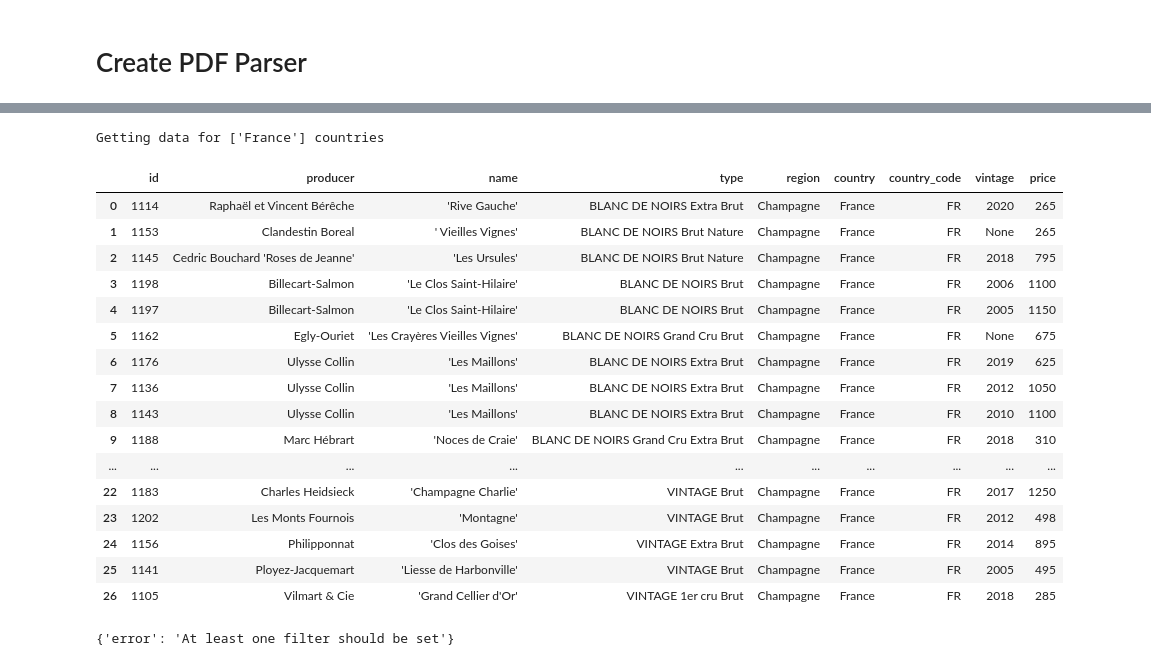
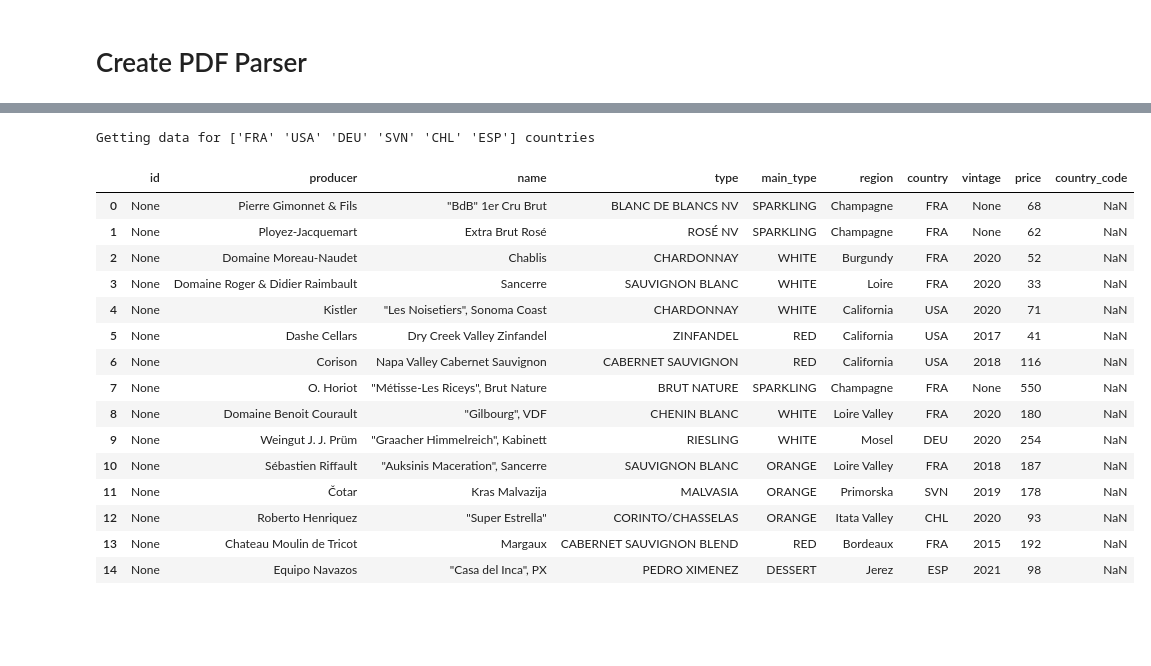
Before and after one commit to austinbarish/vivino-scanner, a Jupyter notebook: tester.ipynb, the cells around one changed output, grey strips where cells are left out. Saved outputs shown, nothing was run; the diff lists cells and outputs as text; code cells hidden in the pictures; blank space fills up the shorter version.

```diff
--- a/tester.ipynb
+++ b/tester.ipynb
@@ -255,11 +255,12 @@ class GeminiWineParser:
         - Producer
         - Wine name
         - Type (e.g., NON-VINTAGE, BLANC DE BLANCS)
+        - Main Type (e.g., SPARKLING, WHITE, RED, ROSE)
         - Region
         - Vintage (if available)
         - Price
 
-        Format as JSON with missing fields as null.
+        Format as JSON with missing fields as null but get as many wines as possible even if some fields are missing.
 
         Text to parse:
         {text}
@@ -274,7 +275,6 @@ class GeminiWineParser:
                     "type": "Wine Type",
                     "region": "Region",
                     "country": "Country",
-                    "country_code": "Country Code",
                     "vintage": "2020",
                     "price": "123"
                 }}
@@ -374,17 +374,20 @@ print(json.dumps(results, indent=2))
   }
 ]
 # %%
-text = extract_text_from_pdf("menus/coucou-wine.pdf")
+text = extract_text_from_pdf("menus/rake-wine.pdf")
 pages = [text[i] for i in text.keys()]
 # %%
+from tqdm import tqdm
+
 parser = GeminiWineParser(google_key)
 
+
 # Try with full page
-for page in pages[:2]:
-    print("\nParsing sample:")
+for page in tqdm(pages[:1]):
     results = parser.parse_wine_list(page)
+
 
 # Create dataframe
 df = pd.DataFrame(results)
-df.head(10)
+df
 # %% [output]
@@ -406,49 +427,35 @@ Parsing sample:
 # %%
 def get_vivino_table(wine_df):
     # Run get_vivino_data for each wine in the dataframe
-    vivino_data = []
 
     countries = wine_df["country"].unique()
     print(f"Getting data for {countries} countries")
     country_mapping = {country.name : country.alpha_2 for country in pycountry.countries if country.name in countries}
 
     wine_df["country_code"] = wine_df["country"].map(country_mapping)
 
     return wine_df
 
 # Call the function
 get_vivino_table(df)
 # %% [output]
-Getting data for ['France'] countries
+Getting data for ['FRA' 'USA' 'DEU' 'SVN' 'CHL' 'ESP'] countries
-|  | id | producer | name | type | region | country | country_code | vintage | price |
-| 0 | 1114 | Raphaël et Vincent Bérêche | 'Rive Gauche' | BLANC DE NOIRS Extra Brut | Champagne | France | FR | 2020 | 265 |
-| 1 | 1153 | Clandestin Boreal | ' Vieilles Vignes' | BLANC DE NOIRS Brut Nature | Champagne | France | FR | None | 265 |
-| 2 | 1145 | Cedric Bouchard 'Roses de Jeanne' | 'Les Ursules' | BLANC DE NOIRS Brut Nature | Champagne | France | FR | 2018 | 795 |
-| 3 | 1198 | Billecart-Salmon | 'Le Clos Saint-Hilaire' | BLANC DE NOIRS Brut | Champagne | France | FR | 2006 | 1100 |
-| 4 | 1197 | Billecart-Salmon | 'Le Clos Saint-Hilaire' | BLANC DE NOIRS Brut | Champagne | France | FR | 2005 | 1150 |
-| 5 | 1162 | Egly-Ouriet | 'Les Crayères Vieilles Vignes' | BLANC DE NOIRS Grand Cru Brut | Champagne | France | FR | None | 675 |
-| 6 | 1176 | Ulysse Collin | 'Les Maillons' | BLANC DE NOIRS Extra Brut | Champagne | France | FR | 2019 | 625 |
-| 7 | 1136 | Ulysse Collin | 'Les Maillons' | BLANC DE NOIRS Extra Brut | Champagne | France | FR | 2012 | 1050 |
-| 8 | 1143 | Ulysse Collin | 'Les Maillons' | BLANC DE NOIRS Extra Brut | Champagne | France | FR | 2010 | 1100 |
-| 9 | 1188 | Marc Hébrart | 'Noces de Craie' | BLANC DE NOIRS Grand Cru Extra Brut | Champagne | France | FR | 2018 | 310 |
-| ... | ... | ... | ... | ... | ... | ... | ... | ... | ... |
-| 22 | 1183 | Charles Heidsieck | 'Champagne Charlie' | VINTAGE Brut | Champagne | France | FR | 2017 | 1250 |
-| 23 | 1202 | Les Monts Fournois | 'Montagne' | VINTAGE Brut | Champagne | France | FR | 2012 | 498 |
-| 24 | 1156 | Philipponnat | 'Clos des Goises' | VINTAGE Extra Brut | Champagne | France | FR | 2014 | 895 |
-| 25 | 1141 | Ployez-Jacquemart | 'Liesse de Harbonville' | VINTAGE Brut | Champagne | France | FR | 2005 | 495 |
-| 26 | 1105 | Vilmart & Cie | 'Grand Cellier d'Or' | VINTAGE 1er cru Brut | Champagne | France | FR | 2018 | 285 |
+|  | id | producer | name | type | main_type | region | country | vintage | price | country_code |
+| 0 | None | Pierre Gimonnet & Fils | "BdB" 1er Cru Brut | BLANC DE BLANCS NV | SPARKLING | Champagne | FRA | None | 68 | NaN |
+| 1 | None | Ployez-Jacquemart | Extra Brut Rosé | ROSÉ NV | SPARKLING | Champagne | FRA | None | 62 | NaN |
+| 2 | None | Domaine Moreau-Naudet | Chablis | CHARDONNAY | WHITE | Burgundy | FRA | 2020 | 52 | NaN |
+| 3 | None | Domaine Roger & Didier Raimbault | Sancerre | SAUVIGNON BLANC | WHITE | Loire | FRA | 2020 | 33 | NaN |
+| 4 | None | Kistler | "Les Noisetiers", Sonoma Coast | CHARDONNAY | WHITE | California | USA | 2020 | 71 | NaN |
+| 5 | None | Dashe Cellars | Dry Creek Valley Zinfandel | ZINFANDEL | RED | California | USA | 2017 | 41 | NaN |
+| 6 | None | Corison | Napa Valley Cabernet Sauvignon | CABERNET SAUVIGNON | RED | California | USA | 2018 | 116 | NaN |
+| 7 | None | O. Horiot | "Métisse-Les Riceys", Brut Nature | BRUT NATURE | SPARKLING | Champagne | FRA | None | 550 | NaN |
+| 8 | None | Domaine Benoit Courault | "Gilbourg", VDF | CHENIN BLANC | WHITE | Loire Valley | FRA | 2020 | 180 | NaN |
+| 9 | None | Weingut J. J. Prüm | "Graacher Himmelreich", Kabinett | RIESLING | WHITE | Mosel | DEU | 2020 | 254 | NaN |
+| 10 | None | Sébastien Riffault | "Auksinis Maceration", Sancerre | SAUVIGNON BLANC | ORANGE | Loire Valley | FRA | 2018 | 187 | NaN |
+| 11 | None | Čotar | Kras Malvazija | MALVASIA | ORANGE | Primorska | SVN | 2019 | 178 | NaN |
+| 12 | None | Roberto Henriquez | "Super Estrella" | CORINTO/CHASSELAS | ORANGE | Itata Valley | CHL | 2020 | 93 | NaN |
+| 13 | None | Chateau Moulin de Tricot | Margaux | CABERNET SAUVIGNON BLEND | RED | Bordeaux | FRA | 2015 | 192 | NaN |
+| 14 | None | Equipo Navazos | "Casa del Inca", PX | PEDRO XIMENEZ | DESSERT | Jerez | ESP | 2021 | 98 | NaN |
-# %%
-import requests
-
-url = "https://www.vivino.com/api/explore/explore"
-
-response = requests.get(url, headers={
-    "User-Agent": "Mozilla/5.0 (Windows NT 10.0; Win64; x64; rv:66.0) Gecko/20100101 Firefox/66.0"
-})
-
-print(response.json())  # Print available fields
-# %% [output]
-{'error': 'At least one filter should be set'}
 # %%
 import requests
 from bs4 import BeautifulSoup
```
Also changed, not shown: parts of 9 cells of this notebook.
